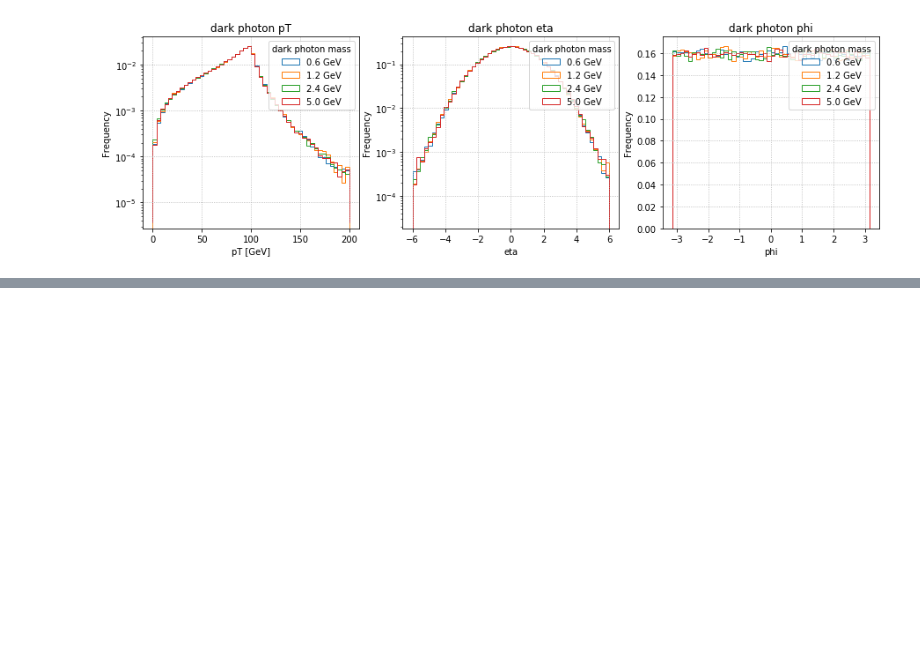
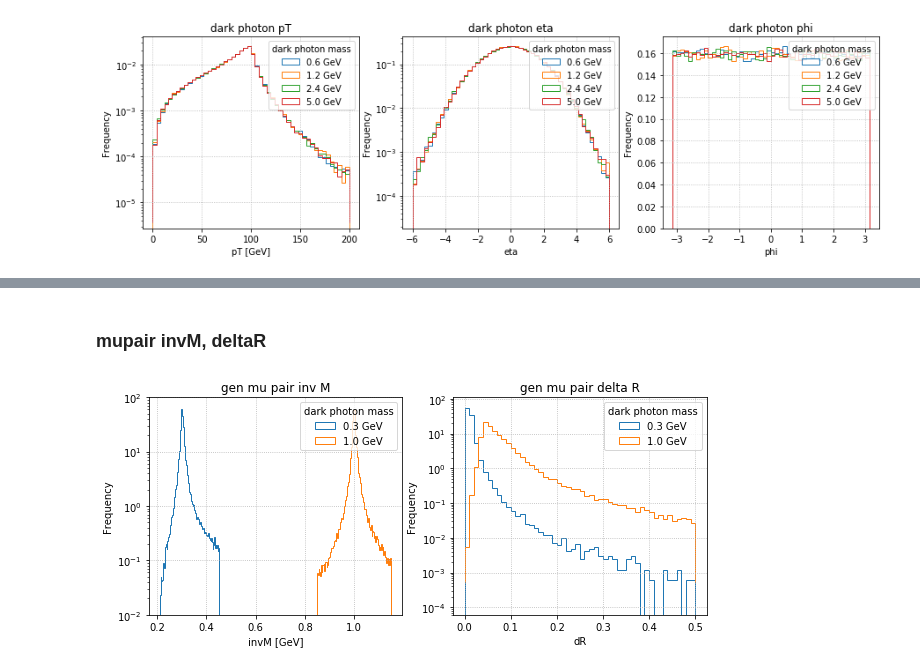
Before and after one commit to afrankenthal/FirefighterAnalysis, a Jupyter notebook: genInfo.ipynb, the cells around one changed output, grey strips where cells are left out. Drawn from its saved outputs; the diff is of its cells as text; code cells hidden in the pictures; blank space fills up the shorter version.

```diff
--- a/genInfo.ipynb
+++ b/genInfo.ipynb
@@ -263,0 +325,22 @@ for a in ax:
+# %% [markdown]
+### mupair invM, deltaR
+# %%
+fig, ax = plt.subplots(1,2, figsize=(10,4))
+
+for k, t in trees3.items():
+    mp = t.array('pairPid').content == 13
+    mupairs = pd.DataFrame({'pairInvM'  : t.array('pairInvM').content[mp],
+                            'pairDeltaR': t.array('pairDeltaR').content[mp]})
+
+    mupairs['pairInvM']  .plot.hist(bins=100, ax=ax[0], histtype='step', label='%.1f GeV'%k, title='gen mu pair inv M', density=True, log=True)
+    mupairs['pairDeltaR'].plot.hist(bins=50, ax=ax[1], histtype='step', label='%.1f GeV'%k, range=(0,0.5), title='gen mu pair delta R', density=True, log=True)
+
+ax[0].set_xlabel('invM [GeV]')
+ax[0].set_ylim(1e-2, 1e2)
+ax[1].set_xlabel('dR')
+
+for a in ax:
+    a.legend(loc='best', title='dark photon mass')
+    a.grid()
+# %% [output]
+[figure, added]
```
Also changed, not shown: parts of 11 cells of this notebook.
